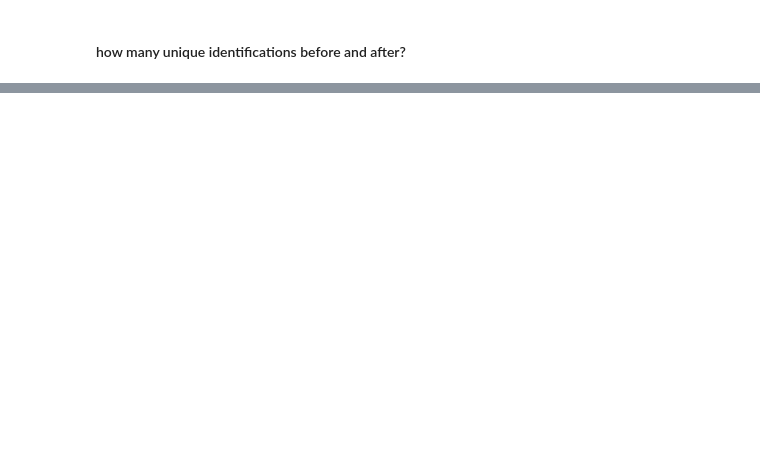
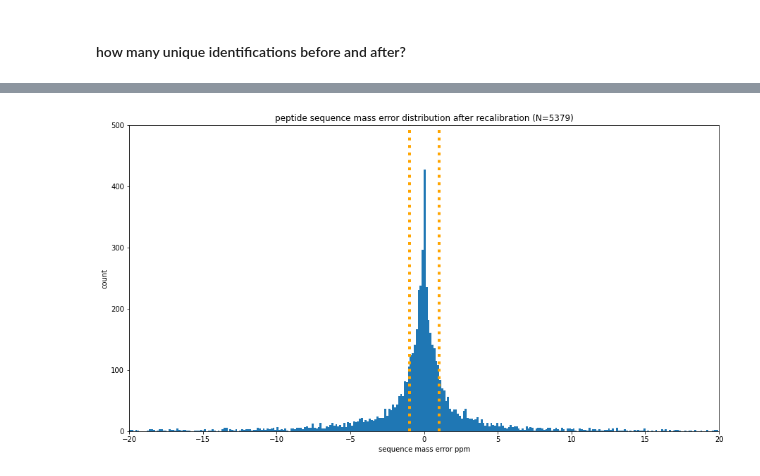
Before and after one commit to WEHI-Proteomics/tfde, a Jupyter notebook: notebooks/paper 2 - before and after mass recalibration.ipynb, the cells around one changed output, grey strips where cells are left out. Saved outputs shown, nothing was run; the diff lists cells and outputs as text; code cells hidden in the pictures; blank space fills up the shorter version.

```diff
--- a/notebooks/paper 2 - before and after mass recalibration.ipynb
+++ b/notebooks/paper 2 - before and after mass recalibration.ipynb
@@ -21,6 +22,7 @@ with open(IDENTIFICATIONS_FILE, 'rb') as handle:
     d = pickle.load(handle)
 identifications_df = d['identifications_df']
 identifications_df = identifications_df[(identifications_df['percolator q-value'] <= MAXIMUM_Q_VALUE)]
+identifications_df = identifications_df[(abs(identifications_df.mass_accuracy_ppm) <= 20.0)]
 # %%
 with open(IDENTIFICATIONS_RECAL_FILE, 'rb') as handle:
     d = pickle.load(handle)
@@ -88,7 +91,7 @@ for group_name,group_df in identifications_recal_df.groupby(['sequence','charge'
     sequence = group_name[0]
     charge = group_name[1]
     best = group_df.loc[group_df['percolator q-value'].idxmin()]
-    sequences_l.append({'sequence':sequence, 'charge':charge, 'score':best['percolator score'], 'q_value':best['percolator q-value']})
+    sequences_l.append({'sequence':sequence, 'charge':charge, 'score':best['percolator score'], 'q_value':best['percolator q-value'], 'mass_error_ppm':group_df.mass_accuracy_ppm.min()})
 unique_identifications_recal_df = pd.DataFrame(sequences_l)
 # %%
 print('{} uniques before recal, {} uniques after recal'.format(len(unique_identifications_df), len(unique_identifications_recal_df)))
@@ -96,0 +100,22 @@ print('{} uniques before recal, {} uniques after recal'.format(len(unique_identi
+# %%
+f, ax1 = plt.subplots()
+f.set_figheight(8)
+f.set_figwidth(15)
+
+plt.margins(0.06)
+plt.title('peptide sequence mass error distribution after recalibration (N={})'.format(len(unique_identifications_recal_df)))
+
+bins = 300
+hist, bins, _ = plt.hist(unique_identifications_recal_df.mass_error_ppm, bins=bins)
+plt.xlabel('sequence mass error ppm')
+plt.ylabel('count')
+
+plt.xlim((-20,20))
+plt.ylim((0,500))
+
+plt.axvline(x=+1, linestyle=':', linewidth=4, color='orange')
+plt.axvline(x=-1, linestyle=':', linewidth=4, color='orange')
+
+plt.show()
+# %% [output]
+[figure, added]
```
Also changed, not shown: parts of 5 cells of this notebook, 1 other file.
